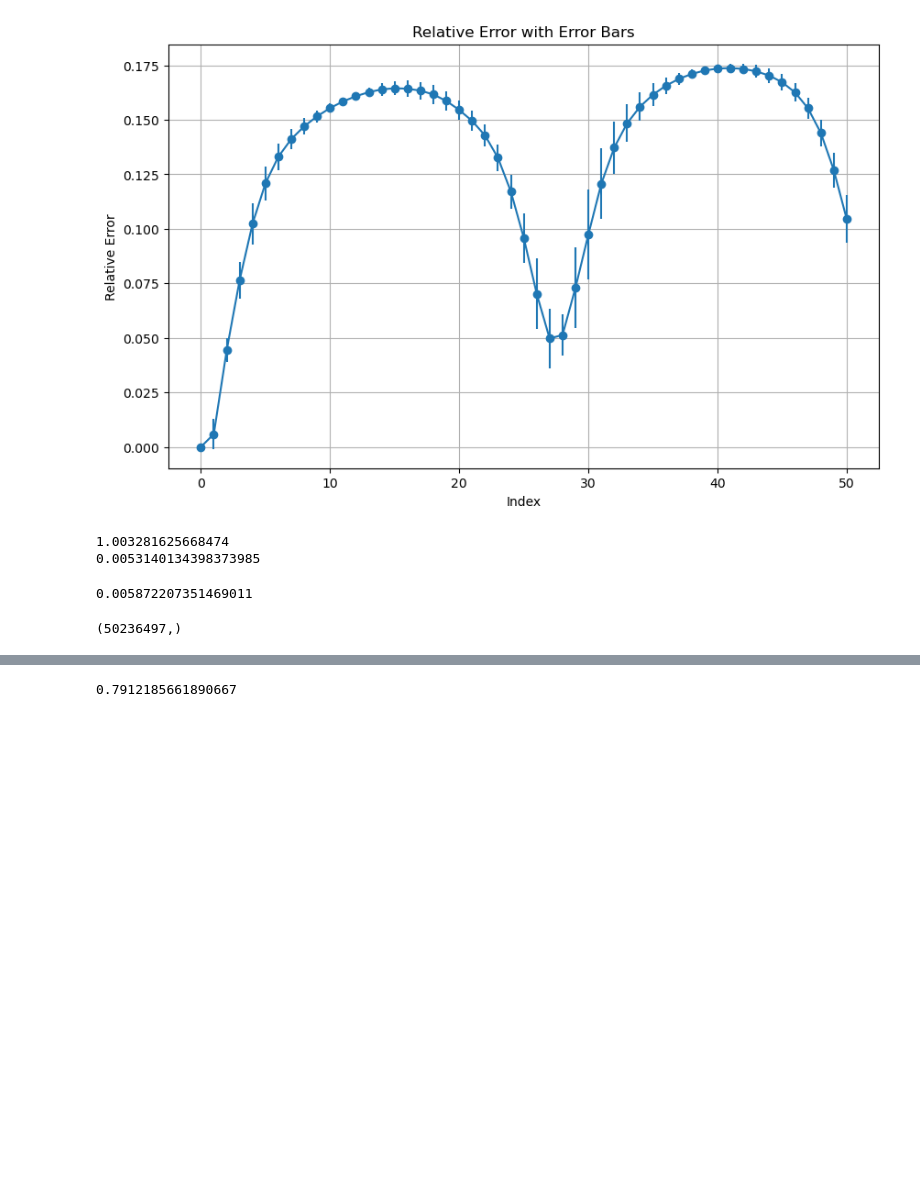
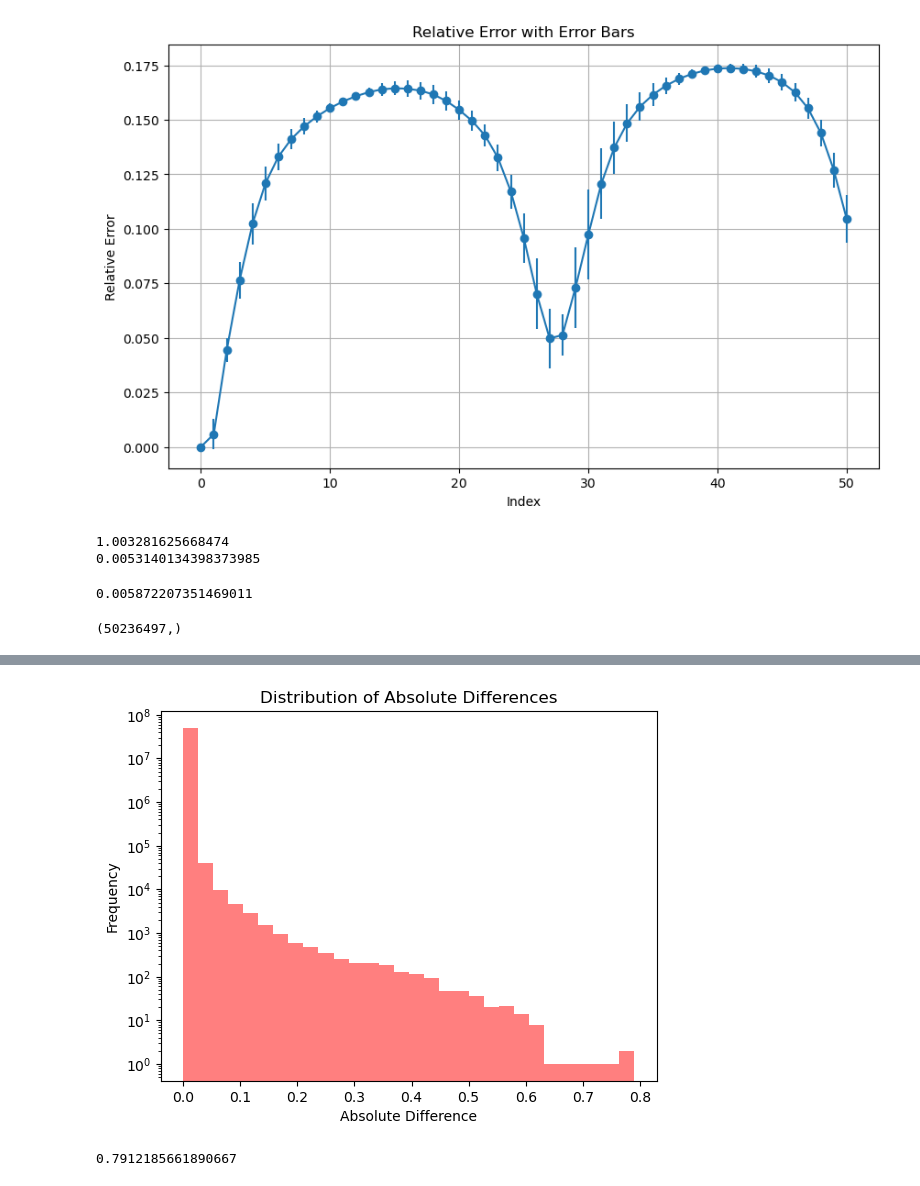
Before and after one commit to Shiqi-Wu/model_combination_Argos, a Jupyter notebook: koopman_autoencoder/autoencoder-Copy2.ipynb, the cells around one changed output, grey strips where cells are left out. Saved outputs shown, nothing was run; the diff lists cells and outputs as text; code cells hidden in the pictures; blank space fills up the shorter version.

```diff
--- a/koopman_autoencoder/autoencoder-Copy2.ipynb
+++ b/koopman_autoencoder/autoencoder-Copy2.ipynb
@@ -651,13 +653,15 @@ plt.show()
 # %%
 import numpy as np
 import matplotlib.pyplot as plt
 
 plt.hist(diff_abs.flatten(), bins=30, alpha=0.5, color='red')
 plt.title('Distribution of Absolute Differences')
 plt.xlabel('Absolute Difference')
 plt.ylabel('Frequency')
-# plt.yscale('log')
+plt.yscale('log')
 plt.show()
+# %% [output]
+[figure, added]
 # %%
 np.max(diff_abs)
 # %% [output]
```
Also changed, not shown: parts of 1 cell of this notebook.
